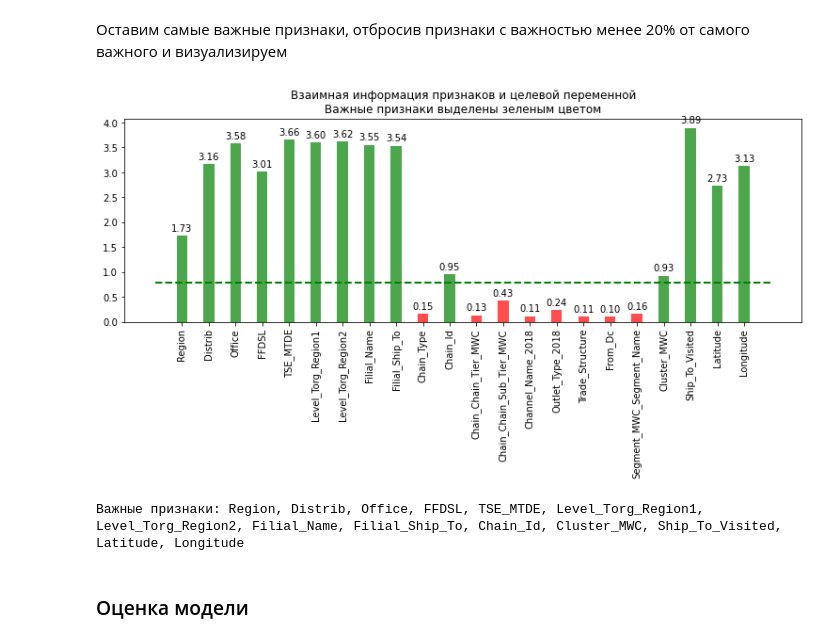
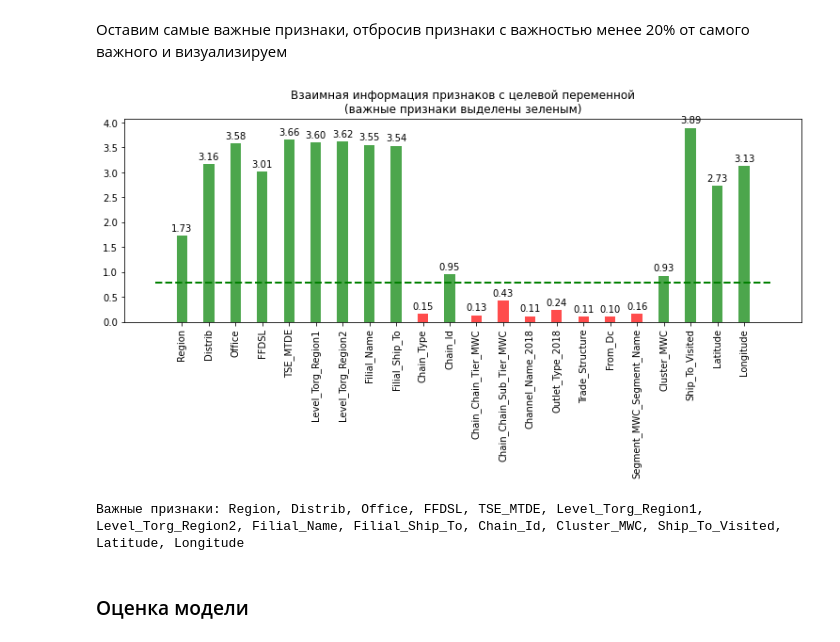
Before and after one commit to pigidser/Territory-Prediction, a Jupyter notebook: Data analysis and pre-processing.ipynb, the cells around one changed output. Drawn from its saved outputs; the diff is of its cells as text; code cells hidden in the pictures.

```diff
--- a/Data analysis and pre-processing.ipynb
+++ b/Data analysis and pre-processing.ipynb
@@ -524,6 +537,16 @@ fs = mutual_info_classif(X_train_enc, y_train, random_state=42)
 Оставим самые важные признаки, отбросив признаки с важностью менее 20% от самого важного и визуализируем
 # %%
 def get_important_features(feature_importance, threshold=0.2, do_show=True):
+    """
+    Из списка признаков и списка важности этих признаков отбросить threshold % несущественных,
+    вернуть список важных признаков и нарисовать красивый график
+
+    Parameters:
+    feature_importance (dict)      : Словарь, который содержит {'features':(list), 'importance':(list)}
+    threshold (float)              : Пороговое значение для отсечения неважных признаков
+    do_show (bool)                 : Показать график
+
+    """
     relative_threshold = feature_importance['importance'].max() * threshold
     selected_features = []
     for feat, score in zip(feature_importance['features'], feature_importance['importance']):
@@ -533,41 +556,41 @@ def get_important_features(feature_importance, threshold=0.2, do_show=True):
         # График
         fig = plt.figure(figsize=(10,3))
         axes = fig.add_axes([0, 0, 1, 1])
-        axes.set_title('Взаимная информация признаков и целевой переменной\nВажные признаки выделены зеленым цветом')
+        axes.set_title('Взаимная информация признаков с целевой переменной\n(важные признаки выделены зеленым)')
 
         # Зададим цвета важных и прочих признаков
         mask = feature_importance['importance'] < relative_threshold
         colors = np.array(['g']*len(feature_importance['importance']))
         colors[mask] = 'r'
         # График
         rects = axes.bar(x = feature_importance['features'],
                  height = feature_importance['importance'],
                  width = 0.4, alpha = 0.7, color=colors)
         # Повернуть названия признаков
         for tick in axes.get_xticklabels():
             tick.set_rotation(90)
 
         for rect in rects:
             h = rect.get_height()
             axes.annotate(f'{h:.2f}',
                         xy=(rect.get_x() + rect.get_width() / 2, h),
                         xytext=(0, 3),  # 3 points vertical offset
                         textcoords="offset points",
                         ha='center', va='bottom')
         # Нарисовать линию
         plt.plot([-1,len(feature_importance['features'])], [relative_threshold,relative_threshold],
                  color='green', linestyle='dashed', linewidth=2)
         plt.show()
 
     return selected_features
 
 
 # Создадим словарь
 mic_feature_importance = {'features':list(X_train.columns), 'importance':fs}
 mic_selected_features = get_important_features(mic_feature_importance, 0.2, True)
 print(f"Важные признаки: {', '.join(mic_selected_features)}")
 # %% [output]
-[figure, old version]
+[figure, new version]
 Важные признаки: Region, Distrib, Office, FFDSL, TSE_MTDE, Level_Torg_Region1, Level_Torg_Region2, Filial_Name, Filial_Ship_To, Chain_Id, Cluster_MWC, Ship_To_Visited, Latitude, Longitude
 # %% [markdown]
 ### Оценка модели
```
Also changed, not shown: parts of 105 cells of this notebook, 1 other file.
